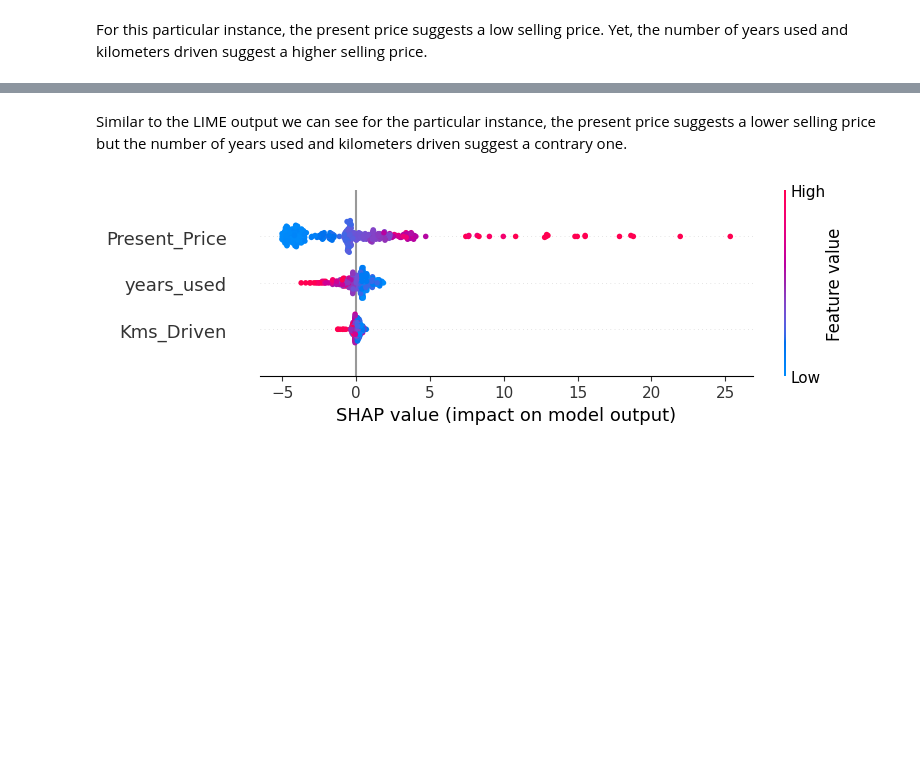
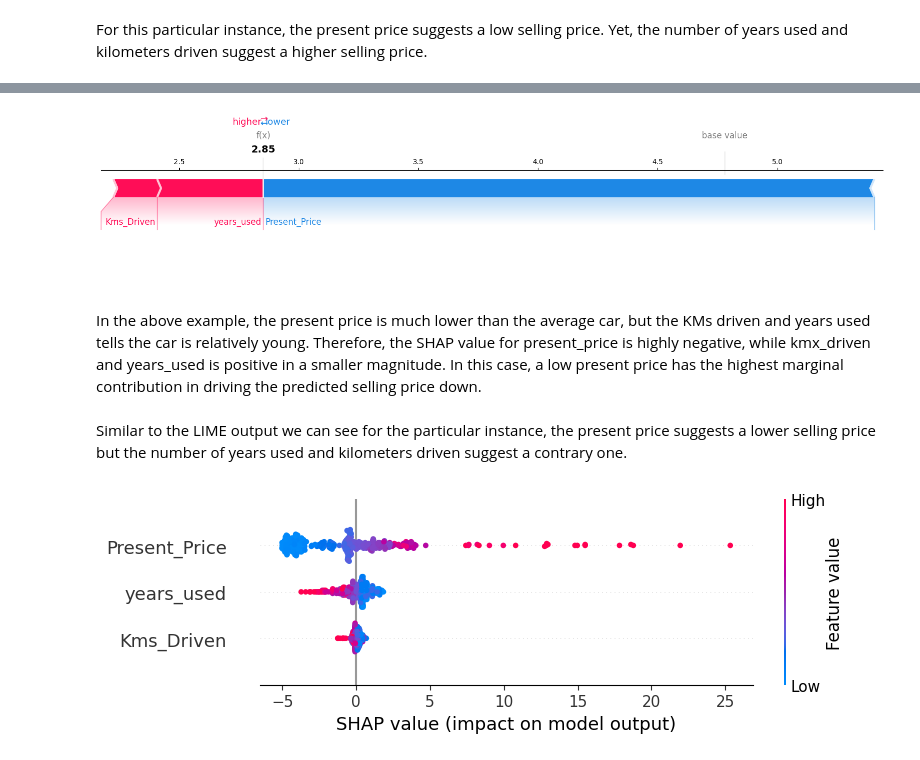
Before and after one commit to wingyiuc/explaining-explainable-ai, a Jupyter notebook: Decision Trees.ipynb, the cells around one changed output, grey strips where cells are left out. Drawn from its saved outputs; the diff is of its cells as text; code cells hidden in the pictures; blank space fills up the shorter version.

```diff
--- a/Decision Trees.ipynb
+++ b/Decision Trees.ipynb
@@ -122,3 +245,9 @@ shap.force_plot(explainer.expected_value[0], shap_values[0], feature_names, matp
+# %%
+shap.force_plot(explainer.expected_value[0], shap_values[rand_idx], feature_names, matplotlib=True)
+# %% [output]
+[figure, added]
+# %% [markdown]
+In the above example, the present price is much lower than the average car, but the KMs driven and years used tells the car is relatively young. Therefore, the SHAP value for present_price is highly negative, while kmx_driven and years_used is positive in a smaller magnitude. In this case, a low present price has the highest marginal contribution in driving the predicted selling price down.
 # %% [markdown]
 Similar to the LIME output we can see for the particular instance, the present price suggests a lower selling price but the number of years used and kilometers driven suggest a contrary one.
 # %%
```
Also changed, not shown: parts of 21 cells of this notebook.
